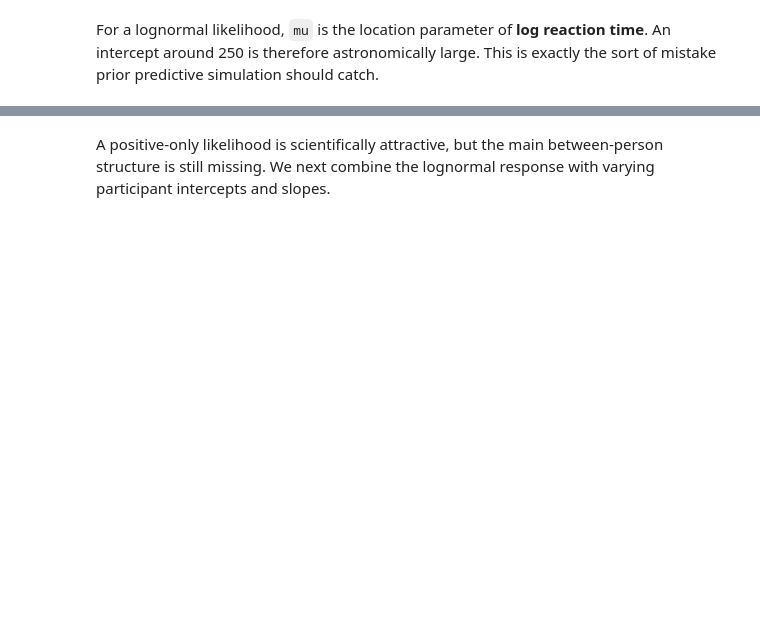
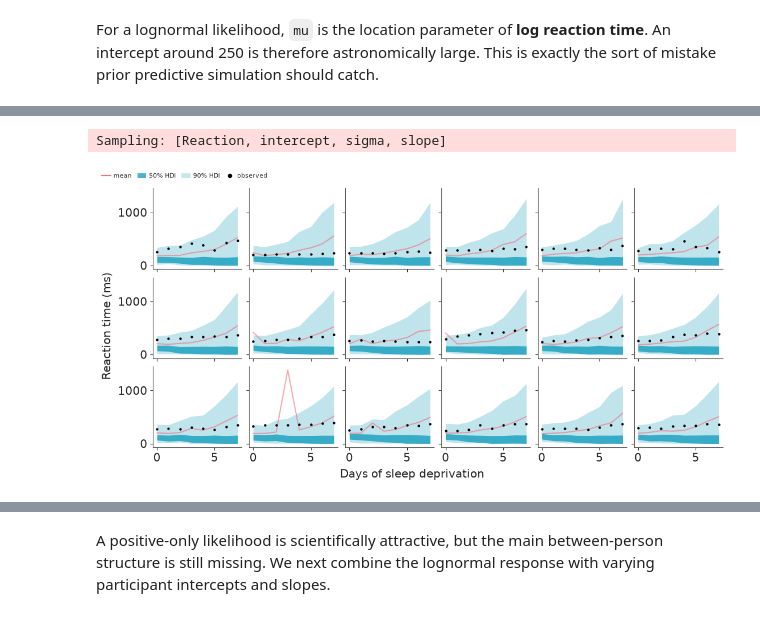
Before and after one commit to opherdonchin/BayesShortCourse, a Jupyter notebook: sleep/solved/06_lognormal_regression.ipynb, the cells around one changed output, grey strips where cells are left out. Saved outputs shown, nothing was run; the diff lists cells and outputs as text; code cells hidden in the pictures; blank space fills up the shorter version.

```diff
--- a/sleep/solved/06_lognormal_regression.ipynb
+++ b/sleep/solved/06_lognormal_regression.ipynb
@@ -84,10 +179,0 @@ A baseline reaction time around 250 ms corresponds to $\log(250)\approx5.52$. Th
-# %%
-priors = {
-    "Intercept": bmb.Prior("Normal", mu=5, sigma=0.55),
-    "Days": bmb.Prior("Normal", mu=0, sigma=0.20),
-    "sigma": bmb.Prior("Exponential", lam=3),
-}
-model = bmb.Model(
-    "Reaction ~ Days", sleep, family="lognormal", priors=priors, center_predictors=False
-)
-model
@@ -93,0 +182,24 @@ model
+# %%
+coords = {"obs_id": np.arange(len(sleep))}
+
+with pm.Model(coords=coords) as model:
+    days = pm.Data("days", sleep["Days"].to_numpy(), dims="obs_id")
+
+    intercept = pm.Normal("intercept", mu=5, sigma=0.55)
+    slope = pm.Normal("slope", mu=0, sigma=0.20)
+    sigma = pm.Exponential("sigma", lam=3)
+
+    mu = pm.Deterministic("mu", intercept + slope * days, dims="obs_id")
+    # Expected reaction time on the millisecond scale: for a lognormal
+    # likelihood this is exp(mu + sigma^2 / 2), not mu itself.
+    mean_rt = pm.Deterministic(
+        "mean_rt", pm.math.exp(mu + sigma**2 / 2), dims="obs_id"
+    )
+
+    pm.LogNormal(
+        "Reaction",
+        mu=mu,
+        sigma=sigma,
+        observed=sleep["Reaction"].to_numpy(),
+        dims="obs_id",
+    )
@@ -93,0 +208,11 @@ model
+# %%
+with model:
+    prior = pm.sample_prior_predictive(
+        draws=500, var_names=["Reaction"], random_seed=RANDOM_SEED
+    )
+
+plot_participants(prior, "prior_predictive", "Reaction")
+plt.show()
+# %% [output]
+Sampling: [Reaction, intercept, sigma, slope]
+[figure, added]
```
Also changed, not shown: parts of 35 cells of this notebook.
